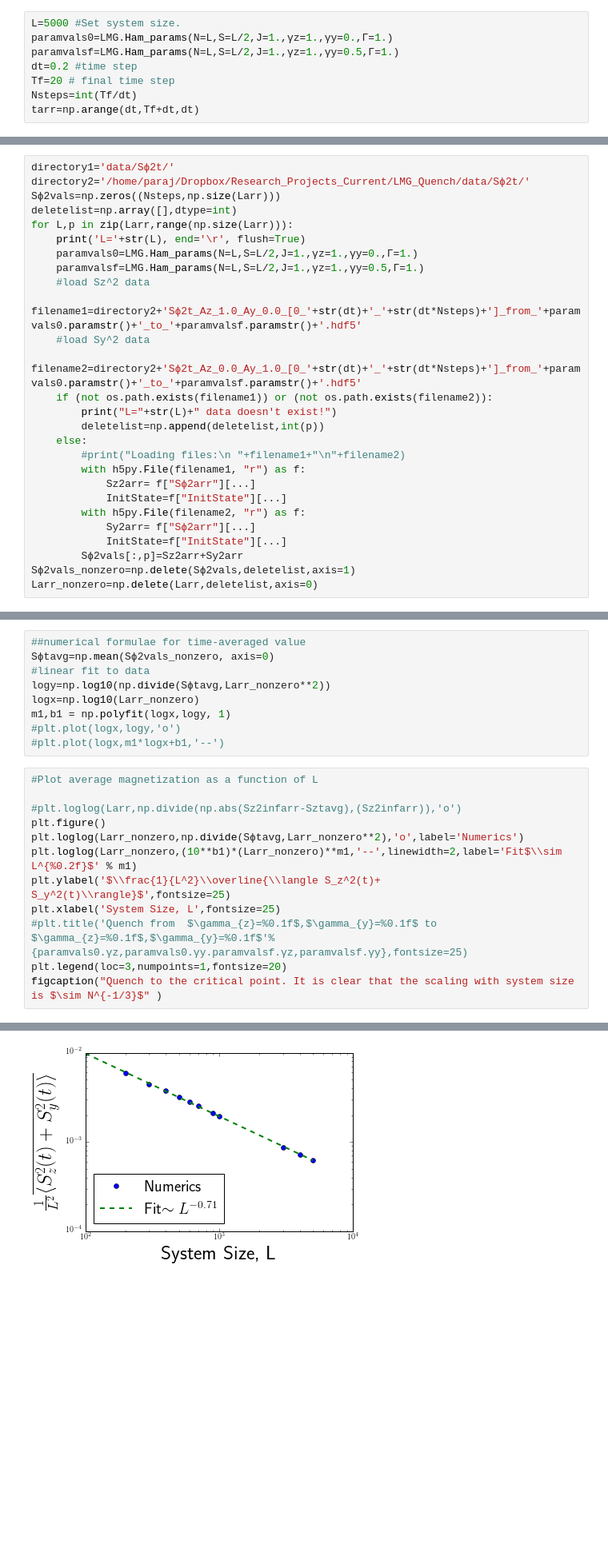
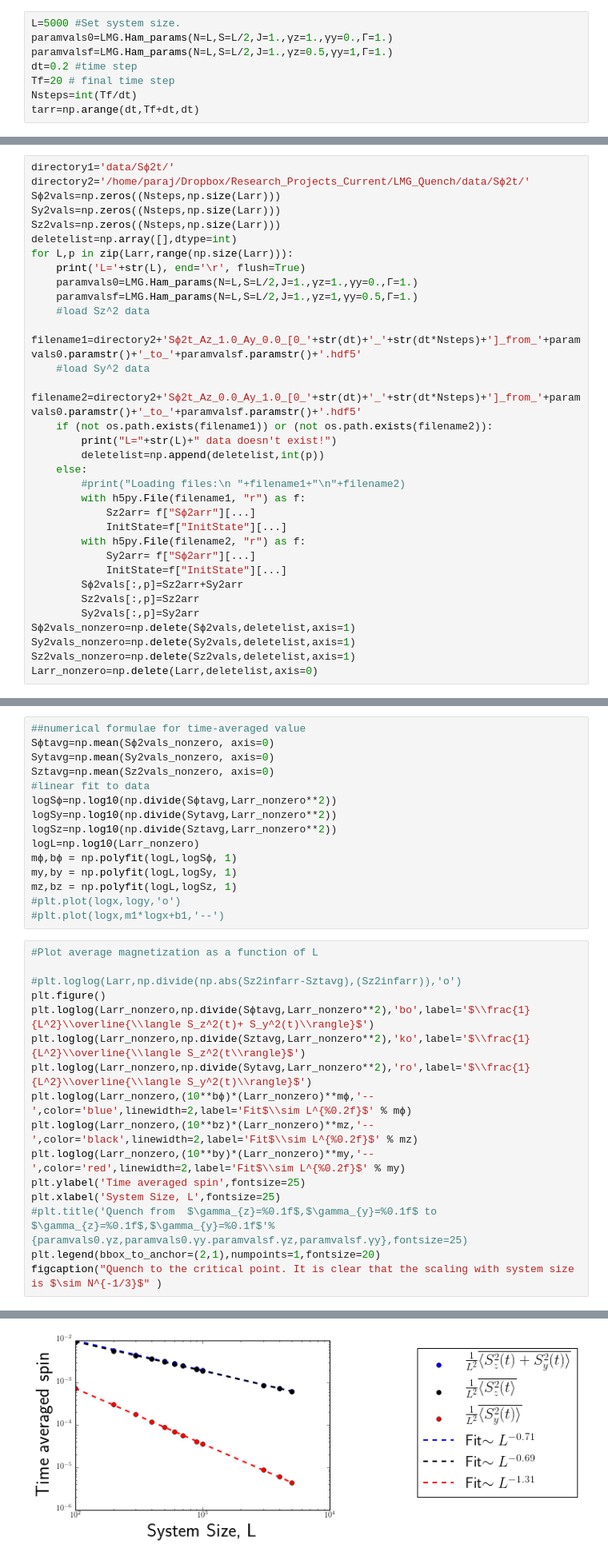
Before and after one commit to paraj003/LMG_quench, a Jupyter notebook: LMG_sim.ipynb, the cells around one changed output, grey strips where cells are left out. Shown at 80% size. Saved outputs shown, nothing was run; the diff lists cells and outputs as text; blank space fills up the shorter version.

```diff
--- a/LMG_sim.ipynb
+++ b/LMG_sim.ipynb
@@ -191,7 +256,7 @@ In this section we focus on a particular system size, (say $L=100$) and plot the
 # %%
 L=5000 #Set system size.
 paramvals0=LMG.Ham_params(N=L,S=L/2,J=1.,γz=1.,γy=0.,Γ=1.)
-paramvalsf=LMG.Ham_params(N=L,S=L/2,J=1.,γz=1.,γy=0.5,Γ=1.)
+paramvalsf=LMG.Ham_params(N=L,S=L/2,J=1.,γz=0.5,γy=1,Γ=1.)
 dt=0.2 #time step
 Tf=20 # final time step
 Nsteps=int(Tf/dt)
@@ -253,11 +320,13 @@ tarr=np.arange(dt,Tf+dt,dt)
 directory1='data/Sϕ2t/'
 directory2='/home/paraj/Dropbox/Research_Projects_Current/LMG_Quench/data/Sϕ2t/'
 Sϕ2vals=np.zeros((Nsteps,np.size(Larr)))
+Sy2vals=np.zeros((Nsteps,np.size(Larr)))
+Sz2vals=np.zeros((Nsteps,np.size(Larr)))
 deletelist=np.array([],dtype=int)
 for L,p in zip(Larr,range(np.size(Larr))):
     print('L='+str(L), end='\r', flush=True)
     paramvals0=LMG.Ham_params(N=L,S=L/2,J=1.,γz=1.,γy=0.,Γ=1.)
-    paramvalsf=LMG.Ham_params(N=L,S=L/2,J=1.,γz=1.,γy=0.5,Γ=1.)
+    paramvalsf=LMG.Ham_params(N=L,S=L/2,J=1.,γz=1,γy=0.5,Γ=1.)
     #load Sz^2 data
     filename1=directory2+'Sϕ2t_Az_1.0_Ay_0.0_[0_'+str(dt)+'_'+str(dt*Nsteps)+']_from_'+paramvals0.paramstr()+'_to_'+paramvalsf.paramstr()+'.hdf5'
     #load Sy^2 data
@@ -274,7 +343,11 @@ for L,p in zip(Larr,range(np.size(Larr))):
             Sy2arr= f["Sϕ2arr"][...]
             InitState=f["InitState"][...]
         Sϕ2vals[:,p]=Sz2arr+Sy2arr
+        Sz2vals[:,p]=Sz2arr
+        Sy2vals[:,p]=Sy2arr
 Sϕ2vals_nonzero=np.delete(Sϕ2vals,deletelist,axis=1)
+Sy2vals_nonzero=np.delete(Sy2vals,deletelist,axis=1)
+Sz2vals_nonzero=np.delete(Sz2vals,deletelist,axis=1)
 Larr_nonzero=np.delete(Larr,deletelist,axis=0)
 # %% [output]
 L=800 data doesn't exist!
@@ -286,27 +359,37 @@ L=9000 data doesn't exist!
 # %%
 ##numerical formulae for time-averaged value
 Sϕtavg=np.mean(Sϕ2vals_nonzero, axis=0)
+Sytavg=np.mean(Sy2vals_nonzero, axis=0)
+Sztavg=np.mean(Sz2vals_nonzero, axis=0)
 #linear fit to data
-logy=np.log10(np.divide(Sϕtavg,Larr_nonzero**2))
-logx=np.log10(Larr_nonzero)
-m1,b1 = np.polyfit(logx,logy, 1)
+logSϕ=np.log10(np.divide(Sϕtavg,Larr_nonzero**2))
+logSy=np.log10(np.divide(Sytavg,Larr_nonzero**2))
+logSz=np.log10(np.divide(Sztavg,Larr_nonzero**2))
+logL=np.log10(Larr_nonzero)
+mϕ,bϕ = np.polyfit(logL,logSϕ, 1)
+my,by = np.polyfit(logL,logSy, 1)
+mz,bz = np.polyfit(logL,logSz, 1)
 #plt.plot(logx,logy,'o')
 #plt.plot(logx,m1*logx+b1,'--')
 # %%
 #Plot average magnetization as a function of L
 
 #plt.loglog(Larr,np.divide(np.abs(Sz2infarr-Sztavg),(Sz2infarr)),'o')
 plt.figure()
-plt.loglog(Larr_nonzero,np.divide(Sϕtavg,Larr_nonzero**2),'o',label='Numerics')
-plt.loglog(Larr_nonzero,(10**b1)*(Larr_nonzero)**m1,'--',linewidth=2,label='Fit$\\sim L^{%0.2f}$' % m1)
-plt.ylabel('$\\frac{1}{L^2}\\overline{\\langle S_z^2(t)+ S_y^2(t)\\rangle}$',fontsize=25)
+plt.loglog(Larr_nonzero,np.divide(Sϕtavg,Larr_nonzero**2),'bo',label='$\\frac{1}{L^2}\\overline{\\langle S_z^2(t)+ S_y^2(t)\\rangle}$')
+plt.loglog(Larr_nonzero,np.divide(Sztavg,Larr_nonzero**2),'ko',label='$\\frac{1}{L^2}\\overline{\\langle S_z^2(t\\rangle}$')
+plt.loglog(Larr_nonzero,np.divide(Sytavg,Larr_nonzero**2),'ro',label='$\\frac{1}{L^2}\\overline{\\langle S_y^2(t)\\rangle}$')
+plt.loglog(Larr_nonzero,(10**bϕ)*(Larr_nonzero)**mϕ,'--',color='blue',linewidth=2,label='Fit$\\sim L^{%0.2f}$' % mϕ)
+plt.loglog(Larr_nonzero,(10**bz)*(Larr_nonzero)**mz,'--',color='black',linewidth=2,label='Fit$\\sim L^{%0.2f}$' % mz)
+plt.loglog(Larr_nonzero,(10**by)*(Larr_nonzero)**my,'--',color='red',linewidth=2,label='Fit$\\sim L^{%0.2f}$' % my)
+plt.ylabel('Time averaged spin',fontsize=25)
 plt.xlabel('System Size, L',fontsize=25)
 #plt.title('Quench from  $\gamma_{z}=%0.1f$,$\gamma_{y}=%0.1f$ to  $\gamma_{z}=%0.1f$,$\gamma_{y}=%0.1f$'%{paramvals0.γz,paramvals0.γy.paramvalsf.γz,paramvalsf.γy},fontsize=25)
-plt.legend(loc=3,numpoints=1,fontsize=20)
+plt.legend(bbox_to_anchor=(2,1),numpoints=1,fontsize=20)
 figcaption("Quench to the critical point. It is clear that the scaling with system size is $\sim N^{-1/3}$" )
 # %% [output]
 Caption: Quench to the critical point. It is clear that the scaling with system size is $\sim N^{-1/3}$
-[figure, old version]
+[figure, new version]
 # %% [markdown]
 \subsection{Appendix: Quench Protocol: Sanity Checks}
 We perform the following sanity check. We donot do a quench. Then there should be no time- depedence of $\langle S_z^2+S_y^2\rangle $ and the finite size depednece of long time magnetization should be identical to that of the ground state.
```
Also changed, not shown: parts of 12 cells of this notebook.
